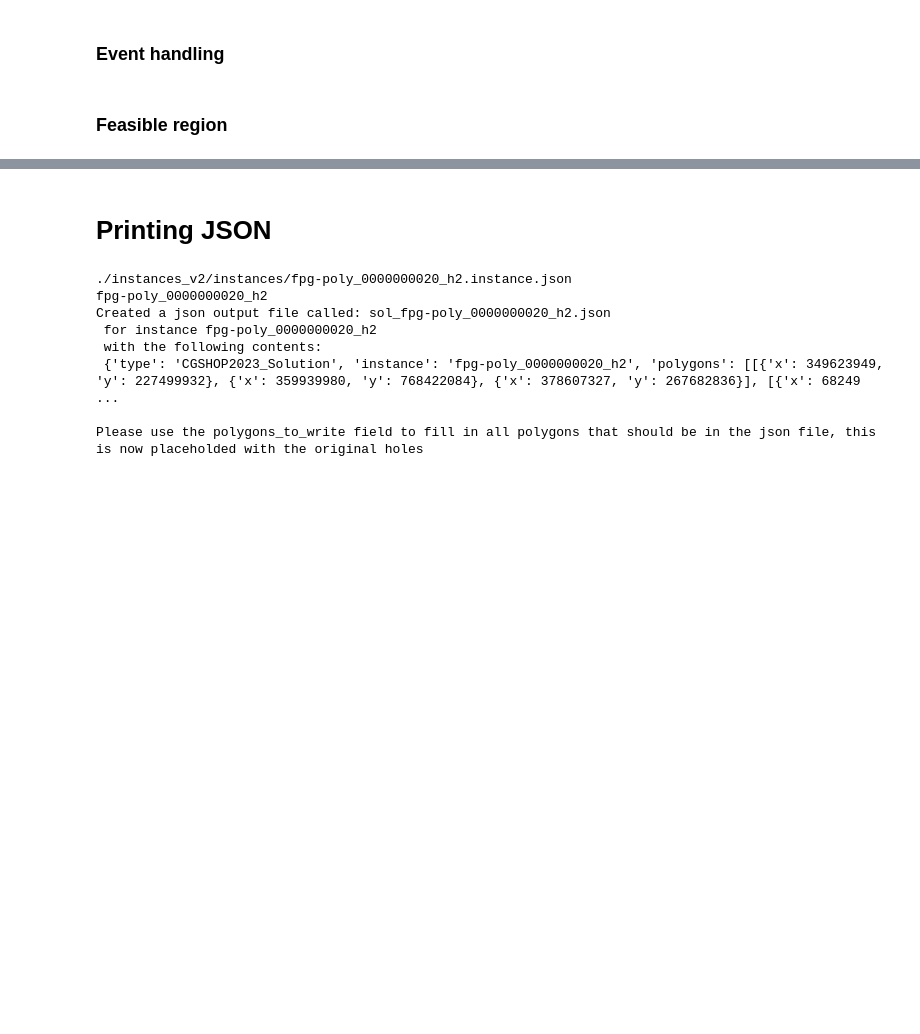
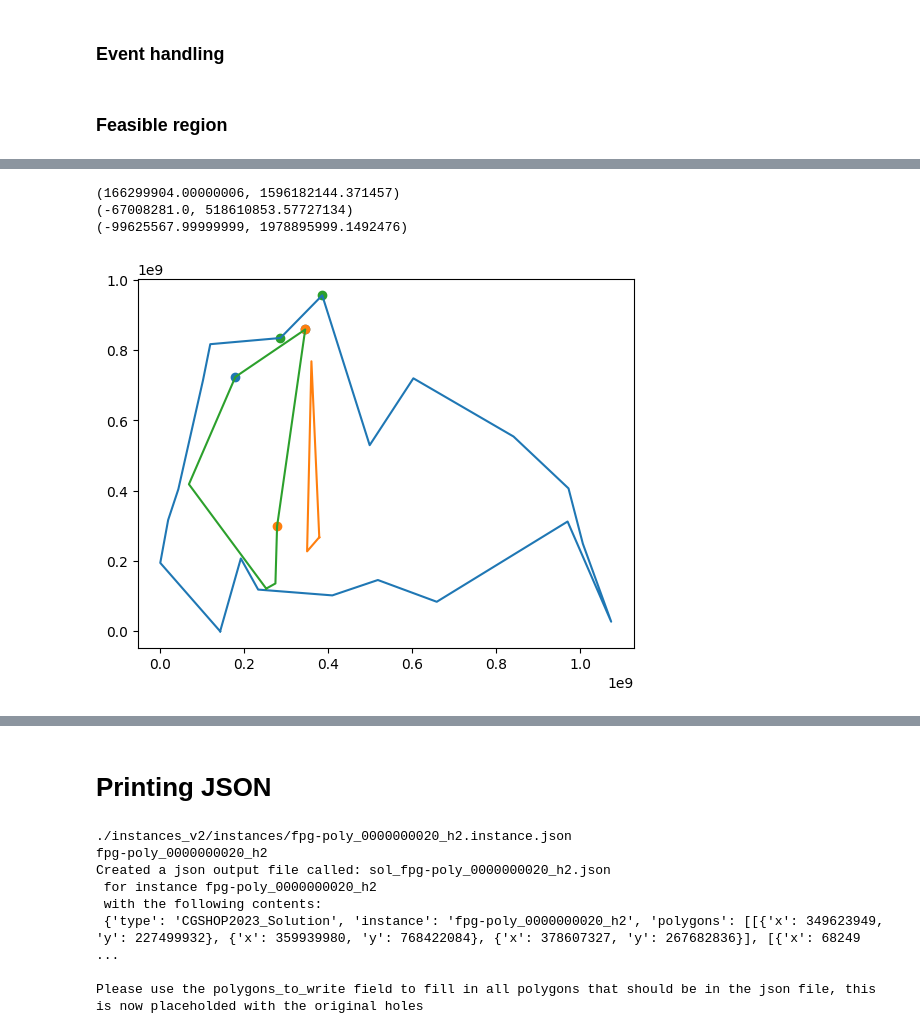
Before and after one commit to theodle/2IMA15-project, a Jupyter notebook: prototyping.ipynb, the cells around one changed output, grey strips where cells are left out. Drawn from its saved outputs; the diff is of its cells as text; code cells hidden in the pictures; blank space fills up the shorter version.

```diff
--- a/prototyping.ipynb
+++ b/prototyping.ipynb
@@ -382,3 +385,15 @@ plt.show()
+# %%
+def angle(p1: Point, p2: Point, p3: Point):
+    # Ax, Ay = p1.coordinate[0] - p2.coordinate[0], p1.coordinate[1] - p2.coordinate[1]
+    # Cx, Cy = p3.coordinate[0] - p2.coordinate[0], p3.coordinate[1] - p2.coordinate[1]
+    Ax, Ay = p3.coordinate[0] - p2.coordinate[0], p3.coordinate[1] - p2.coordinate[1]
+    Cx, Cy = p1.coordinate[0] - p2.coordinate[0], p1.coordinate[1] - p2.coordinate[1]
+
+    a = atan2(Ay, Ax)
+    c = atan2(Cy, Cx)
+    if a < 0: a += pi*2
+    if c < 0: c += pi*2
+    return (pi*2 + c - a) if a > c else (c - a)
 # %% [markdown]
 ### Misc
 # %%
@@ -525,7 +546,7 @@ def feasible_region(r: Point, polygon: Polygon):
             allpoints.append(pts)
 
     in_queue_of_reflex = []
-    to_list = []
+    # to_list = []
     for ap in allpoints:
         # res = orientation_coordinates(refl[i].incoming[0].pt2, refl[i].coordinate, ap.coordinate)
         # res2 = orientation_coordinates(refl[i].outgoing[0].pt1, refl[i].coordinate, ap.coordinate)
@@ -536,15 +557,15 @@ def feasible_region(r: Point, polygon: Polygon):
         res2 = orientation_class(r, r.outgoing[0].pt2, ap)
 
         if (res[0] >= 0 and res2[0] >= 0):
-            in_queue_of_reflex.append((ap, res[1])) #only if the point is inside the "wedge" of the extended incoming and outgoing edges it is in the eventqueue
-    #print(in_queue_of_reflex)
-    in_queue_of_reflex.sort(reverse=True, key=lambda v: v[1]) #We sort on descending order on the real value of the orientation test, not the -1/1 value
-    #print(in_queue_of_reflex)
-    for item in in_queue_of_reflex:
-        to_list.append(item[0])
+            in_queue_of_reflex.append(ap) #only if the point is inside the "wedge" of the extended incoming and outgoing edges it is in the eventqueue
+    # print(in_queue_of_reflex)
+    in_queue_of_reflex.sort(reverse = True, key=lambda v: angle(r.incoming[0].pt1, r, v)) #We sort on descending order on the real value of the orientation test, not the -1/1 value
+    # print(in_queue_of_reflex)
+    # for item in in_queue_of_reflex:
+        # to_list.append(item[0])
     # eventqueue_per_reflex.append(to_list)
 
-    SORTED_EVENT_QUEUE = to_list
+    SORTED_EVENT_QUEUE = in_queue_of_reflex[:6]
 
     print("EVENT QUEUE SIZE: ", len(SORTED_EVENT_QUEUE))
 
@@ -586,9 +607,9 @@ def feasible_region(r: Point, polygon: Polygon):
         STATUS, report_pt = handle_event(pt, r, STATUS)
         if report_pt: report.append(pt)
 
-    return report
+    return report, STATUS
 # %%
 reflex = refl[1]
-FR = feasible_region(reflex, poly)
+FR, stat = feasible_region(reflex, poly)
 print(len(FR))
 # %% [output]
@@ -598,3 +633,18 @@ INITIAL STATUS LENGTH:  1
+# %%
+polygon_plt()
+
+for e,_ in stat:
+    print(intersection_point(Edge(refl[1], e.pt2, None), e).coordinate)
+    xs = [e.pt1.coordinate[0], e.pt2.coordinate[0]]
+    ys = [e.pt1.coordinate[1], e.pt2.coordinate[1]]
+    plt.scatter(xs,ys)
+
+plt.show()
+# %% [output]
+(166299904.00000006, 1596182144.371457)
+(-67008281.0, 518610853.57727134)
+(-99625567.99999999, 1978895999.1492476)
+[figure, added]
 # %%
 polygon_plt()
 
```
Also changed, not shown: parts of 5 cells of this notebook.
